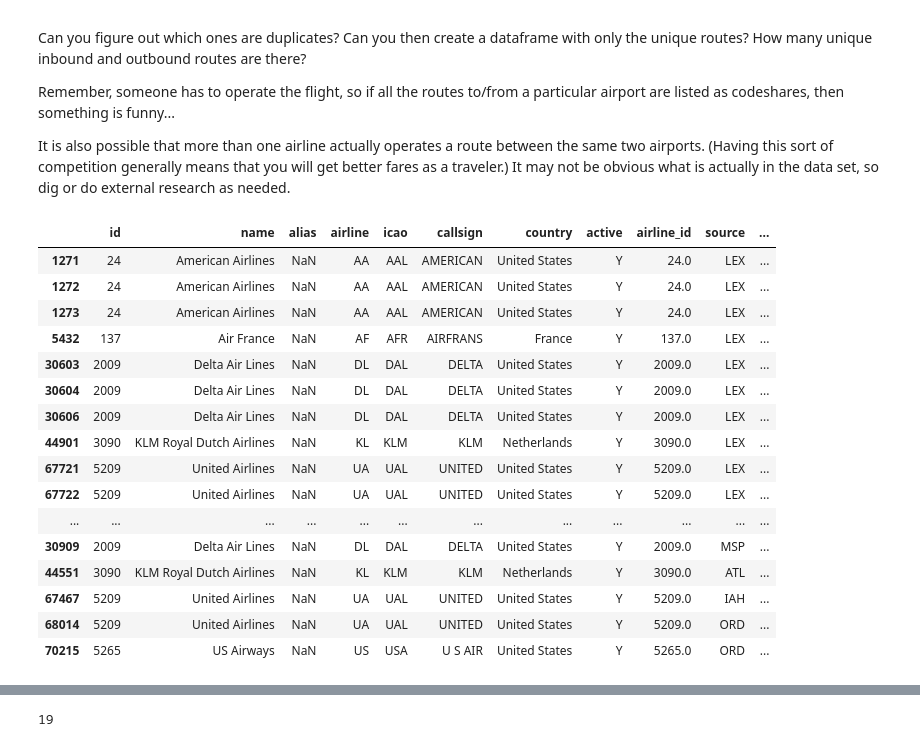
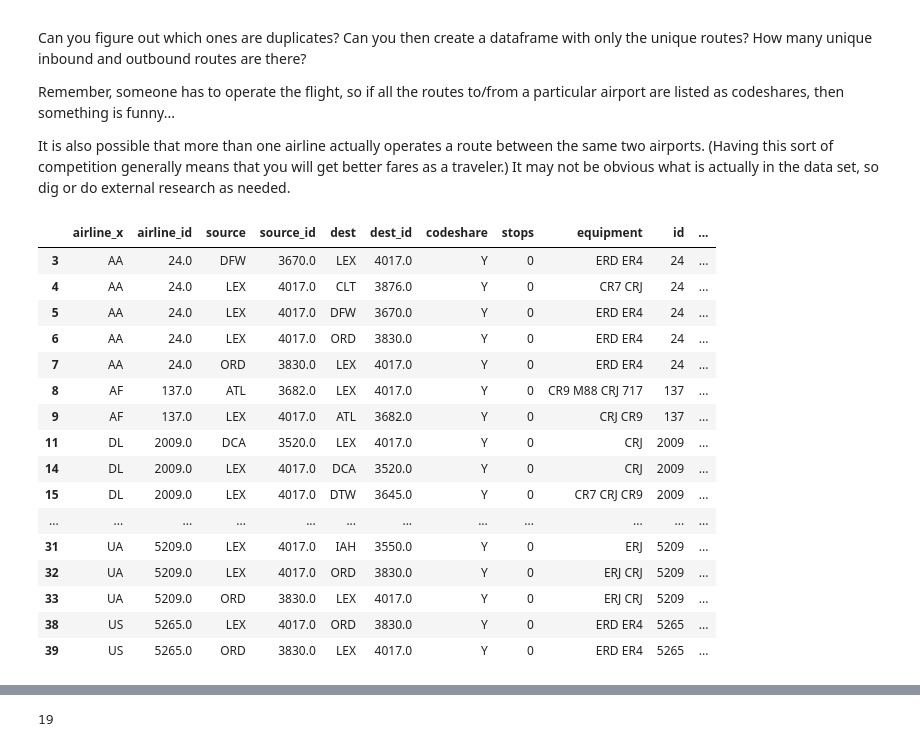
Before and after one commit to AfzalHasib/ce599, a Jupyter notebook: 07-Data Wrangling/open-flights.ipynb, the cells around one changed output, grey strips where cells are left out. Drawn from its saved outputs; the diff is of its cells as text; code cells hidden in the pictures.

```diff
--- a/07-Data Wrangling/open-flights.ipynb
+++ b/07-Data Wrangling/open-flights.ipynb
@@ -142,7 +184,7 @@ dtype: object
 
 The airport code is LEX.  You should have a much smaller dataframe.  How many inbound routes and how many outbound routes are there?
 # %%
-route1 = routes[(routes['source']=='LEX')]
-route1
+df_allroutes_to_from_LEX = routes[(routes['source']=='LEX')|(routes['dest']=='LEX')]
+df_allroutes_to_from_LEX
 # %% [output]
 |  | airline | airline_id | source | source_id | dest | dest_id | codeshare | stops | equipment |
@@ -227,5 +214,0 @@ AL
-# %%
-
-airlines.columns = ["id", "name", "alias", "airline", "icao", "callsign", "country", "active"]
-airlines.head()
-airlines
@@ -309,0 +215,3 @@ Name: airline, dtype: int64
+# %%
+df_Al_lex_new = pd.merge(df_allroutes_to_from_LEX, airlines, how = "left", left_on = 'airline_id', right_on = 'id')
+df_Al_lex_new
@@ -311,6 +249,6 @@ Name: airline, dtype: int64
 4) It looks like there are some international airlines with Lexington routes.  To look at how many routes they have, create a new column in your dataframe called 'International', which is set to Y for an overseas airline and N for a domestic airline.  Calculate the percent of routes with an overseas airline.
 # %%
 # Create a new column called International where the value is Y
-In_out_Lex['International'] = np.where(In_out_Lex['country']== 'United States', 'N', 'Y')
-In_out_Lex
+df_Al_lex_new['International'] = np.where(df_Al_lex_new['country']== 'United States', 'N', 'Y')
+df_Al_lex_new
 # %% [output]
@@ -362,25 +300,25 @@ Remember, someone has to operate the flight, so if all the routes to/from a part
 It is also possible that more than one airline actually operates a route between the same two airports. (Having this sort of competition generally means that you will get better fares as a traveler.)  It may not be obvious what is actually in the data set, so dig or do external research as needed.
 # %%
 #find out duplicates
-duplicates = In_out_Lex[(In_out_Lex['codeshare'] == 'Y')]
+duplicates = df_Al_lex_new[(df_Al_lex_new['codeshare'] == 'Y')]
 duplicates
 # %% [output]
-|  | id | name | alias | airline | icao | callsign | country | active | airline_id | source | ... |
-| 1271 | 24 | American Airlines | NaN | AA | AAL | AMERICAN | United States | Y | 24.0 | LEX | ... |
-| 1272 | 24 | American Airlines | NaN | AA | AAL | AMERICAN | United States | Y | 24.0 | LEX | ... |
-| 1273 | 24 | American Airlines | NaN | AA | AAL | AMERICAN | United States | Y | 24.0 | LEX | ... |
-| 5432 | 137 | Air France | NaN | AF | AFR | AIRFRANS | France | Y | 137.0 | LEX | ... |
-| 30603 | 2009 | Delta Air Lines | NaN | DL | DAL | DELTA | United States | Y | 2009.0 | LEX | ... |
-| 30604 | 2009 | Delta Air Lines | NaN | DL | DAL | DELTA | United States | Y | 2009.0 | LEX | ... |
-| 30606 | 2009 | Delta Air Lines | NaN | DL | DAL | DELTA | United States | Y | 2009.0 | LEX | ... |
-| 44901 | 3090 | KLM Royal Dutch Airlines | NaN | KL | KLM | KLM | Netherlands | Y | 3090.0 | LEX | ... |
-| 67721 | 5209 | United Airlines | NaN | UA | UAL | UNITED | United States | Y | 5209.0 | LEX | ... |
-| 67722 | 5209 | United Airlines | NaN | UA | UAL | UNITED | United States | Y | 5209.0 | LEX | ... |
+|  | airline_x | airline_id | source | source_id | dest | dest_id | codeshare | stops | equipment | id | ... |
+| 3 | AA | 24.0 | DFW | 3670.0 | LEX | 4017.0 | Y | 0 | ERD ER4 | 24 | ... |
+| 4 | AA | 24.0 | LEX | 4017.0 | CLT | 3876.0 | Y | 0 | CR7 CRJ | 24 | ... |
+| 5 | AA | 24.0 | LEX | 4017.0 | DFW | 3670.0 | Y | 0 | ERD ER4 | 24 | ... |
+| 6 | AA | 24.0 | LEX | 4017.0 | ORD | 3830.0 | Y | 0 | ERD ER4 | 24 | ... |
+| 7 | AA | 24.0 | ORD | 3830.0 | LEX | 4017.0 | Y | 0 | ERD ER4 | 24 | ... |
+| 8 | AF | 137.0 | ATL | 3682.0 | LEX | 4017.0 | Y | 0 | CR9 M88 CRJ 717 | 137 | ... |
+| 9 | AF | 137.0 | LEX | 4017.0 | ATL | 3682.0 | Y | 0 | CRJ CR9 | 137 | ... |
+| 11 | DL | 2009.0 | DCA | 3520.0 | LEX | 4017.0 | Y | 0 | CRJ | 2009 | ... |
+| 14 | DL | 2009.0 | LEX | 4017.0 | DCA | 3520.0 | Y | 0 | CRJ | 2009 | ... |
+| 15 | DL | 2009.0 | LEX | 4017.0 | DTW | 3645.0 | Y | 0 | CR7 CRJ CR9 | 2009 | ... |
 | ... | ... | ... | ... | ... | ... | ... | ... | ... | ... | ... | ... |
-| 30909 | 2009 | Delta Air Lines | NaN | DL | DAL | DELTA | United States | Y | 2009.0 | MSP | ... |
-| 44551 | 3090 | KLM Royal Dutch Airlines | NaN | KL | KLM | KLM | Netherlands | Y | 3090.0 | ATL | ... |
-| 67467 | 5209 | United Airlines | NaN | UA | UAL | UNITED | United States | Y | 5209.0 | IAH | ... |
-| 68014 | 5209 | United Airlines | NaN | UA | UAL | UNITED | United States | Y | 5209.0 | ORD | ... |
-| 70215 | 5265 | US Airways | NaN | US | USA | U S AIR | United States | Y | 5265.0 | ORD | ... |
+| 31 | UA | 5209.0 | LEX | 4017.0 | IAH | 3550.0 | Y | 0 | ERJ | 5209 | ... |
+| 32 | UA | 5209.0 | LEX | 4017.0 | ORD | 3830.0 | Y | 0 | ERJ CRJ | 5209 | ... |
+| 33 | UA | 5209.0 | ORD | 3830.0 | LEX | 4017.0 | Y | 0 | ERJ CRJ | 5209 | ... |
+| 38 | US | 5265.0 | LEX | 4017.0 | ORD | 3830.0 | Y | 0 | ERD ER4 | 5265 | ... |
+| 39 | US | 5265.0 | ORD | 3830.0 | LEX | 4017.0 | Y | 0 | ERD ER4 | 5265 | ... |
 # %%
 #dataframe for uniqe routes
```
Also changed, not shown: parts of 20 cells of this notebook, 15 other files.
